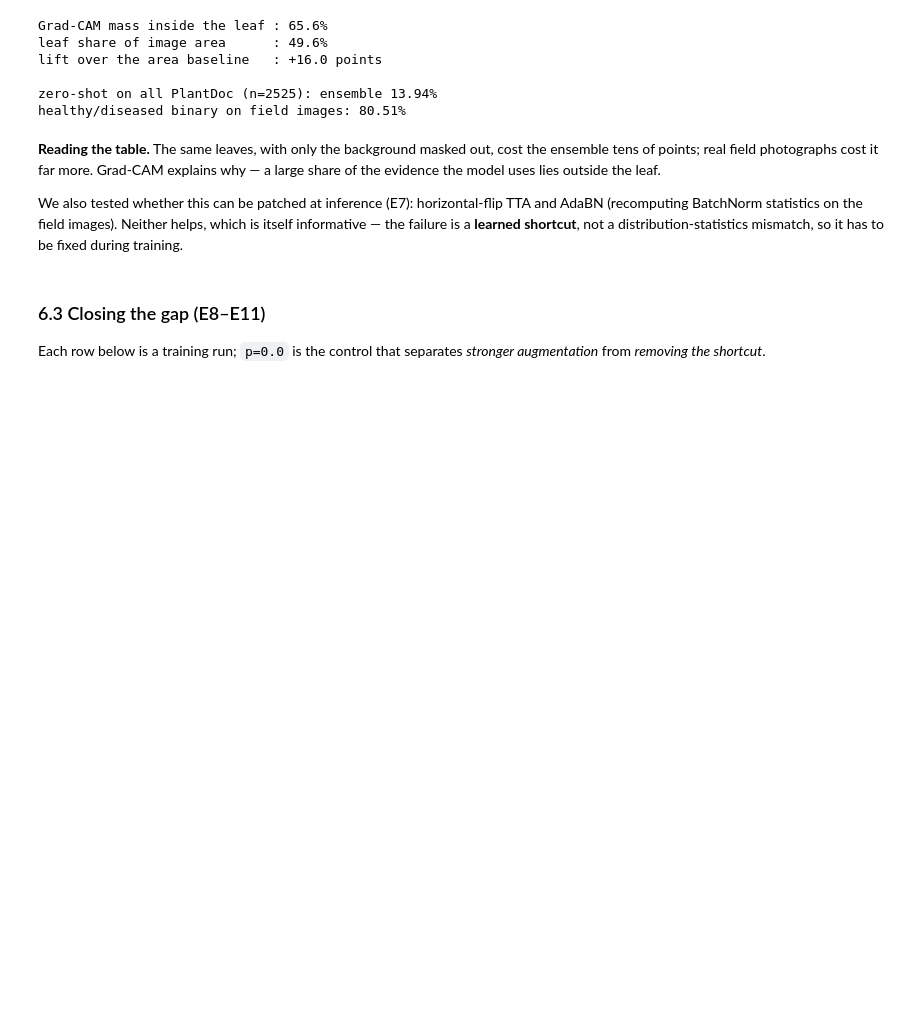
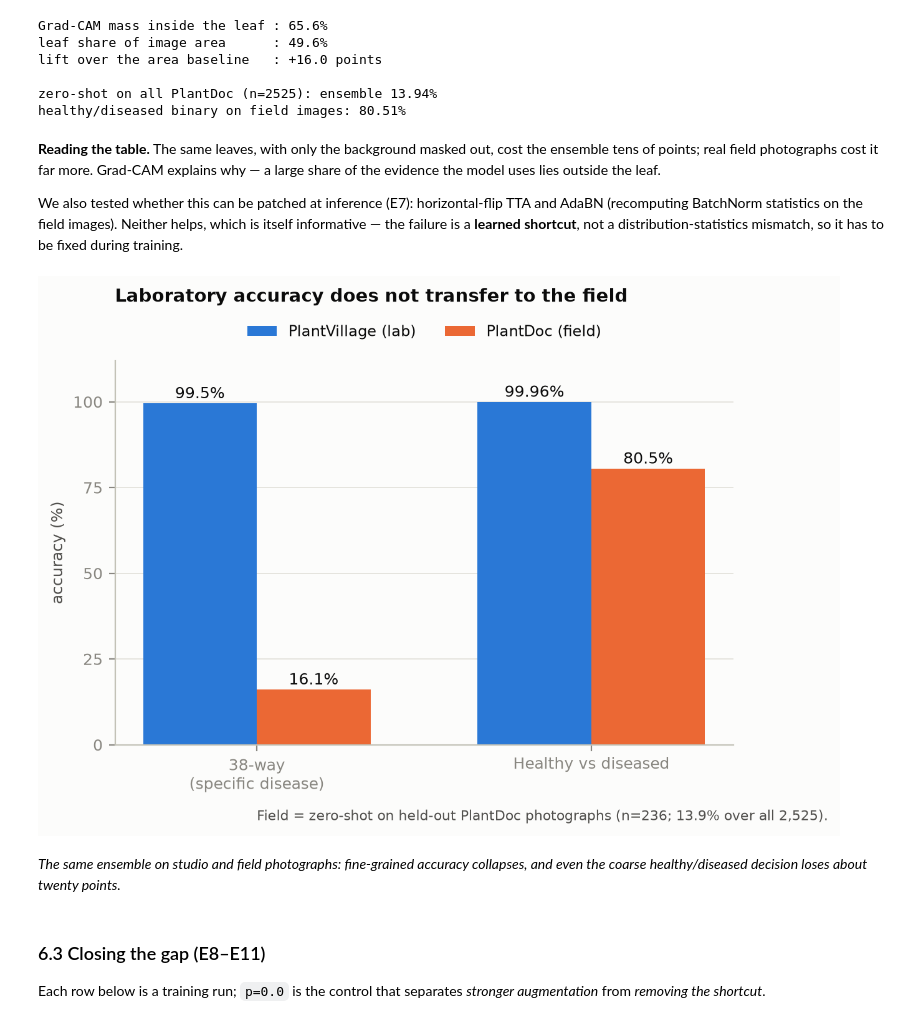
Before and after one commit to Mio812/plant-disease-detection, a Jupyter notebook: notebooks/plant_disease_detection.ipynb, the cells around one changed output. Drawn from its saved outputs; the diff is of its cells as text; code cells hidden in the pictures; blank space fills up the shorter version.

```diff
--- a/notebooks/plant_disease_detection.ipynb
+++ b/notebooks/plant_disease_detection.ipynb
@@ -336,6 +359,12 @@ We also tested whether this can be patched at inference (E7): horizontal-flip TT
 and AdaBN (recomputing BatchNorm statistics on the field images). Neither helps,
 which is itself informative — the failure is a **learned shortcut**, not a
 distribution-statistics mismatch, so it has to be fixed during training.
+# %%
+figure('lab_vs_field.png')
+# %% [output]
+[figure, added]
+# %% [markdown]
+*The same ensemble on studio and field photographs: fine-grained accuracy collapses, and even the coarse healthy/diseased decision loses about twenty points.*
 # %% [markdown]
 ### 6.3 Closing the gap (E8–E11)
 
```
Also changed, not shown: parts of 11 cells of this notebook, 1 other file.
